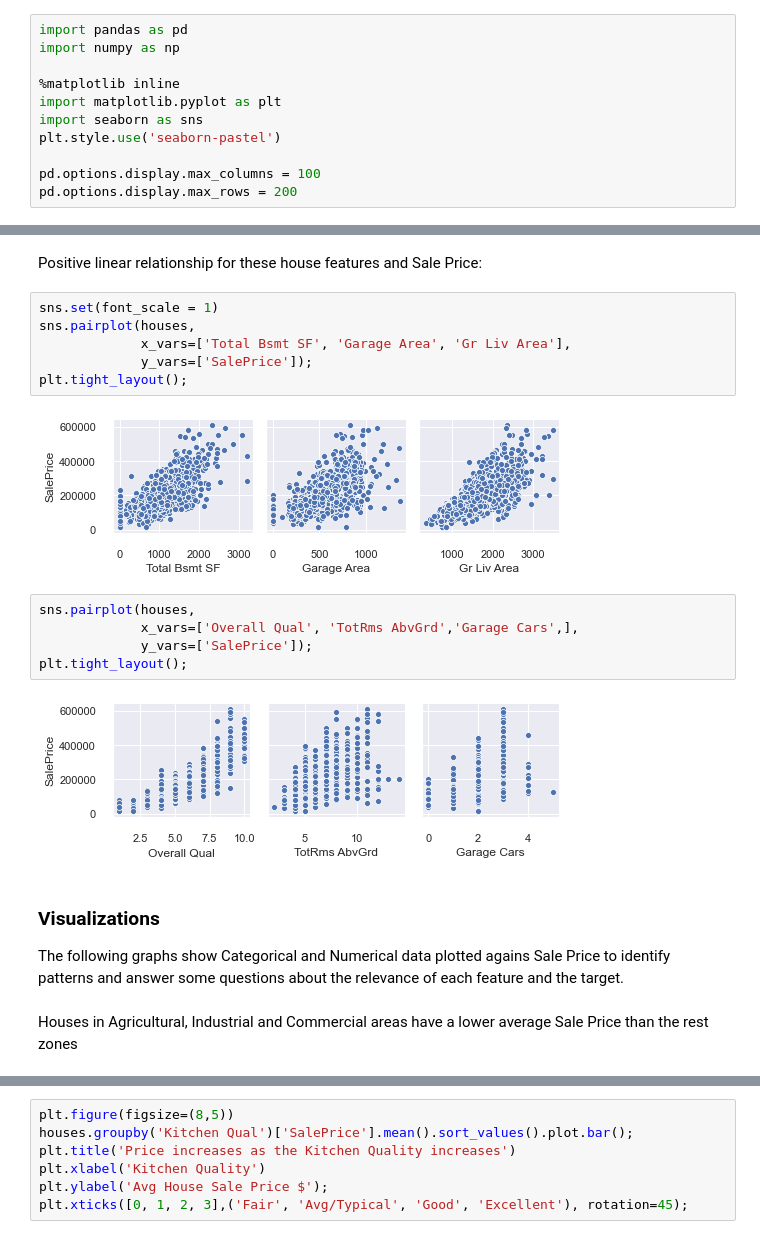
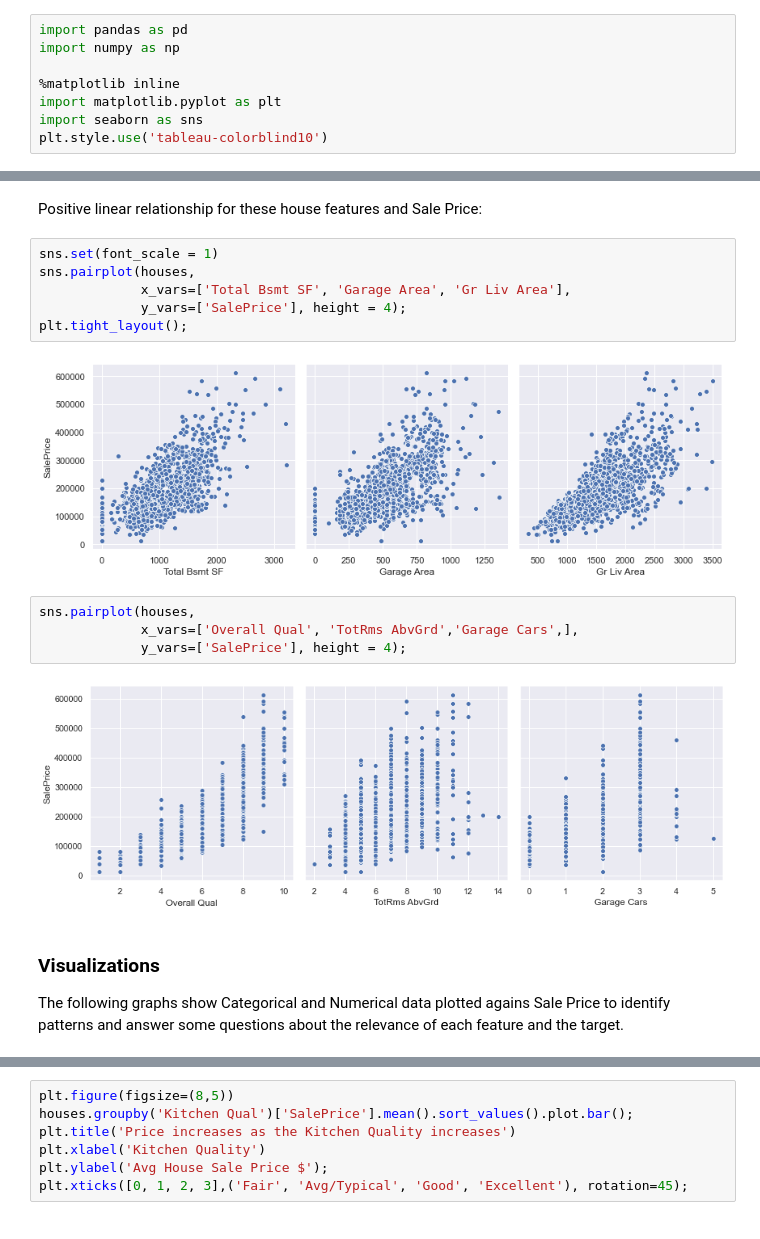
Before and after one commit to AdrianaCh87/Predicting-House-Sale-Price-in-Ames-Iowa, a Jupyter notebook: Code/02_exploratory_data_analysis.ipynb, the cells around one changed output, grey strips where cells are left out. Saved outputs shown, nothing was run; the diff lists cells and outputs as text.

```diff
--- a/Code/02_exploratory_data_analysis.ipynb
+++ b/Code/02_exploratory_data_analysis.ipynb
@@ -9,10 +9,7 @@ import numpy as np
 %matplotlib inline
 import matplotlib.pyplot as plt
 import seaborn as sns
-plt.style.use('seaborn-pastel')
-
-pd.options.display.max_columns = 100
-pd.options.display.max_rows = 200
+plt.style.use('tableau-colorblind10')
 # %%
 path = '../datasets/'
 file_name = 'cleaned_train.csv'
@@ -30,20 +27,17 @@ Positive linear relationship for these house features and Sale Price:
 sns.set(font_scale = 1)
 sns.pairplot(houses,
              x_vars=['Total Bsmt SF', 'Garage Area', 'Gr Liv Area'],
-             y_vars=['SalePrice']);
+             y_vars=['SalePrice'], height = 4);
 plt.tight_layout();
 # %% [output]
-[figure, old version]
+[figure, new version]
 # %%
 sns.pairplot(houses,
              x_vars=['Overall Qual', 'TotRms AbvGrd','Garage Cars',],
-             y_vars=['SalePrice']);
-plt.tight_layout();
+             y_vars=['SalePrice'], height = 4);
 # %% [output]
-[figure, old version]
+[figure, new version]
 # %% [markdown]
 ### Visualizations
 
 The following graphs show Categorical and Numerical data plotted agains Sale Price to identify patterns and answer  some questions about the relevance of each feature and the target.
-# %% [markdown]
-Houses in Agricultural, Industrial and Commercial areas have a lower average Sale Price than the rest zones
```
Also changed, not shown: parts of 11 cells of this notebook, 8 other files.
